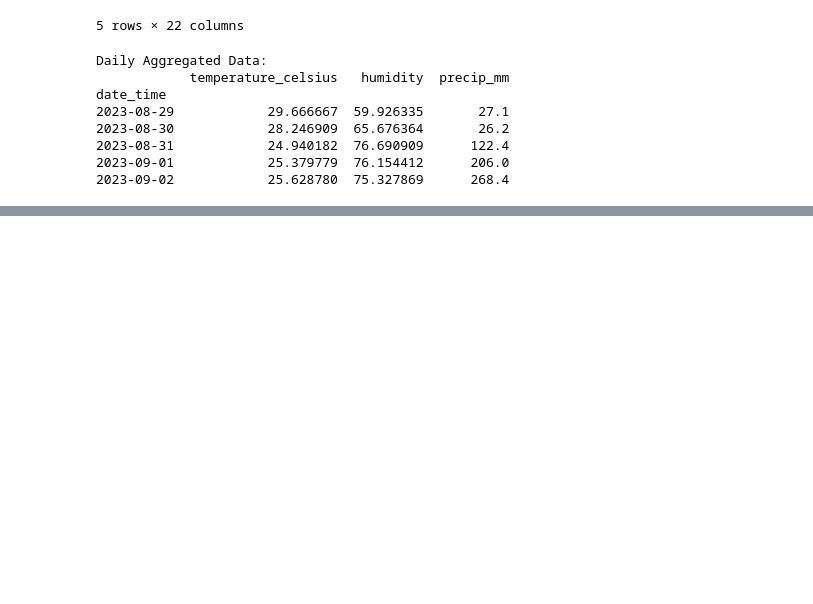
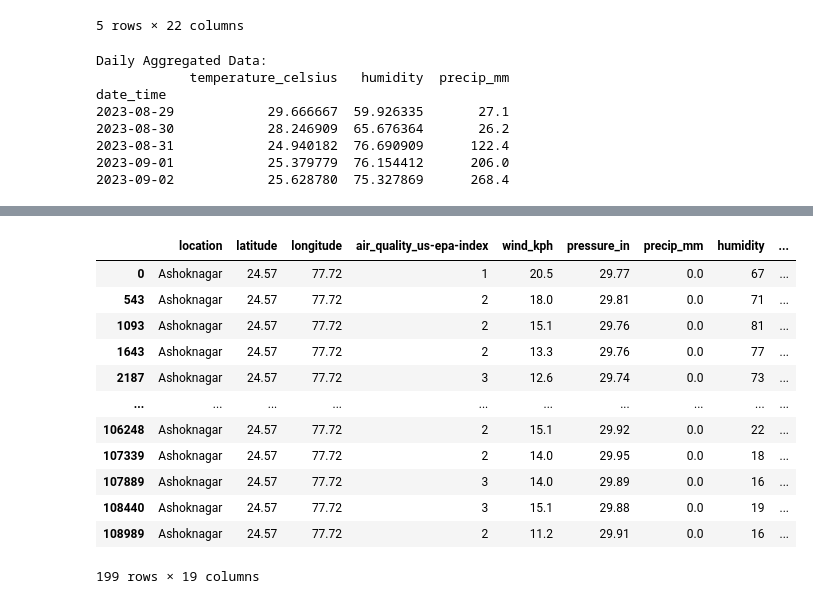
Before and after one commit to raunak01-raj/Weather-prediction, a Jupyter notebook: WP_(Linear Regression).ipynb, the cells around one changed output, grey strips where cells are left out. Drawn from its saved outputs; the diff is of its cells as text; code cells hidden in the pictures; blank space fills up the shorter version.

```diff
--- a/WP_(Linear Regression).ipynb
+++ b/WP_(Linear Regression).ipynb
@@ -131,0 +205,17 @@ weather01 Data with Moving Averages:
+# %%
+X=Ashoknagar.drop(['temperature_celsius', 'cloud_cover','region'], axis=1 )
+X
+# %% [output]
+|  | location | latitude | longitude | air_quality_us-epa-index | wind_kph | pressure_in | precip_mm | humidity | ... |
+| 0 | Ashoknagar | 24.57 | 77.72 | 1 | 20.5 | 29.77 | 0.0 | 67 | ... |
+| 543 | Ashoknagar | 24.57 | 77.72 | 2 | 18.0 | 29.81 | 0.0 | 71 | ... |
+| 1093 | Ashoknagar | 24.57 | 77.72 | 2 | 15.1 | 29.76 | 0.0 | 81 | ... |
+| 1643 | Ashoknagar | 24.57 | 77.72 | 2 | 13.3 | 29.76 | 0.0 | 77 | ... |
+| 2187 | Ashoknagar | 24.57 | 77.72 | 3 | 12.6 | 29.74 | 0.0 | 73 | ... |
+| ... | ... | ... | ... | ... | ... | ... | ... | ... | ... |
+| 106248 | Ashoknagar | 24.57 | 77.72 | 2 | 15.1 | 29.92 | 0.0 | 22 | ... |
+| 107339 | Ashoknagar | 24.57 | 77.72 | 2 | 14.0 | 29.95 | 0.0 | 18 | ... |
+| 107889 | Ashoknagar | 24.57 | 77.72 | 3 | 14.0 | 29.89 | 0.0 | 16 | ... |
+| 108440 | Ashoknagar | 24.57 | 77.72 | 3 | 15.1 | 29.88 | 0.0 | 19 | ... |
+| 108989 | Ashoknagar | 24.57 | 77.72 | 2 | 11.2 | 29.91 | 0.0 | 16 | ... |
+199 rows × 19 columns
```
Also changed, not shown: parts of 25 cells of this notebook.
